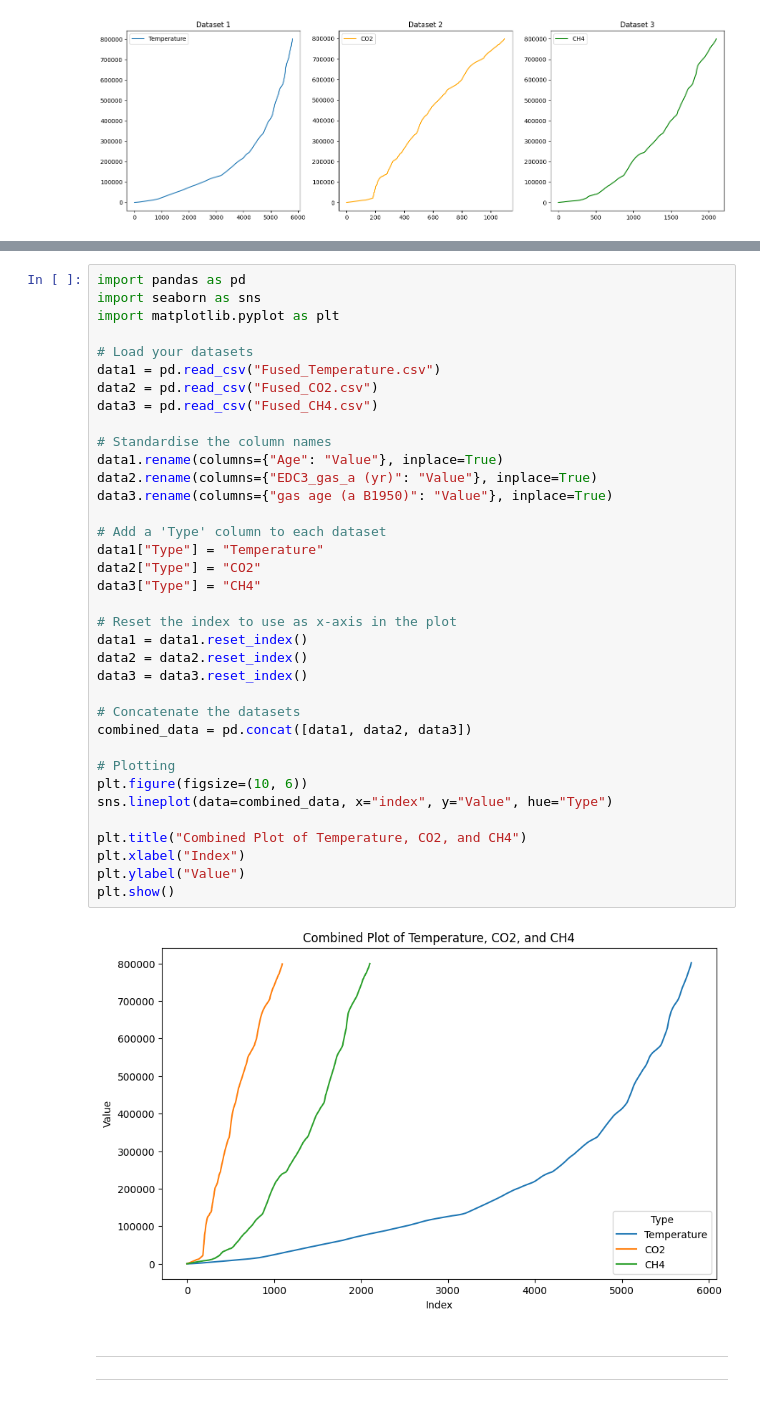
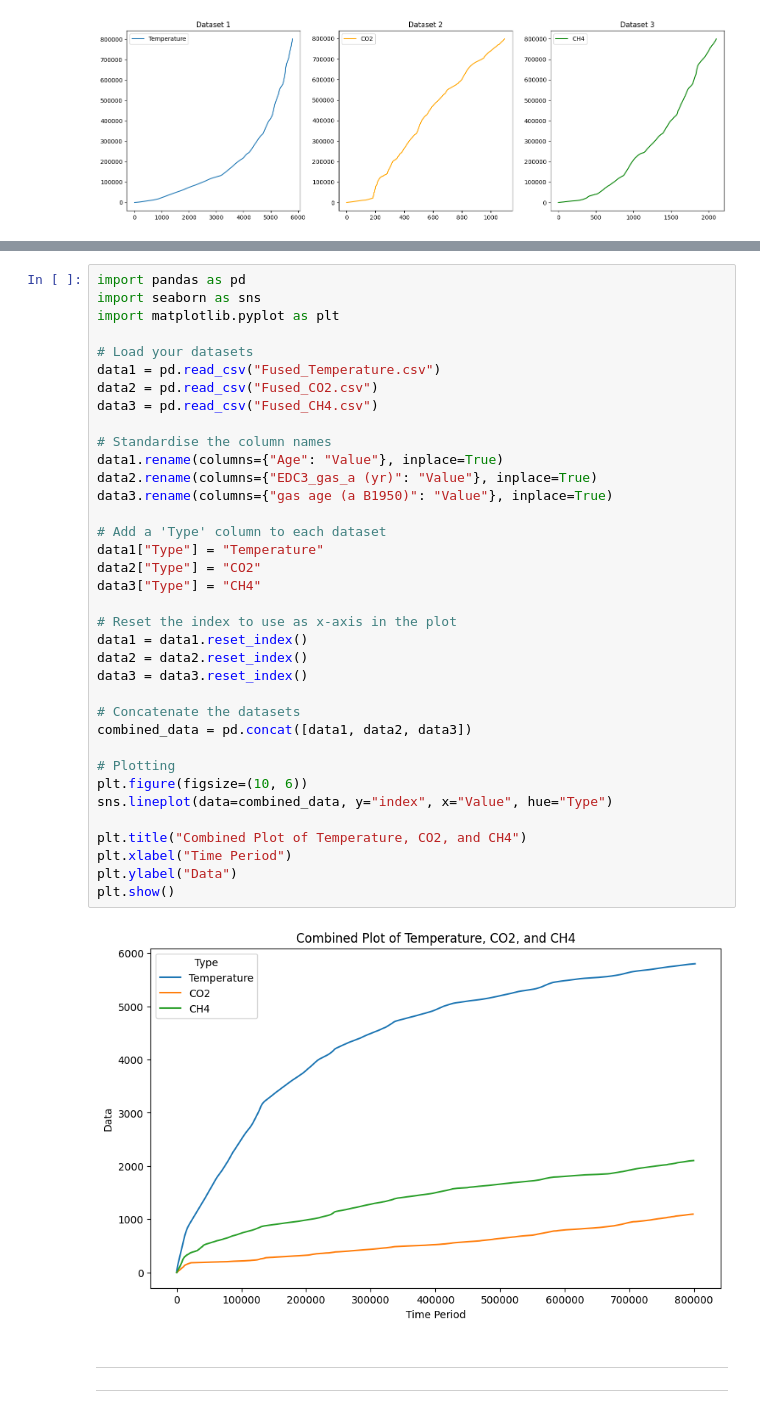
Before and after one commit to Tanjasta/PFDA_Assignment2, a Jupyter notebook: PFDA_Assignment2.ipynb, the cells around one changed output, grey strips where cells are left out. Cells and saved outputs as stored; diff of their text form.

```diff
--- a/PFDA_Assignment2.ipynb
+++ b/PFDA_Assignment2.ipynb
@@ -617,37 +628,37 @@ import matplotlib.pyplot as plt
 
 # Load your datasets
 data1 = pd.read_csv("Fused_Temperature.csv")
 data2 = pd.read_csv("Fused_CO2.csv")
 data3 = pd.read_csv("Fused_CH4.csv")
 
 # Standardise the column names
 data1.rename(columns={"Age": "Value"}, inplace=True)
 data2.rename(columns={"EDC3_gas_a (yr)": "Value"}, inplace=True)
 data3.rename(columns={"gas age (a B1950)": "Value"}, inplace=True)
 
 # Add a 'Type' column to each dataset
 data1["Type"] = "Temperature"
 data2["Type"] = "CO2"
 data3["Type"] = "CH4"
 
 # Reset the index to use as x-axis in the plot
 data1 = data1.reset_index()
 data2 = data2.reset_index()
 data3 = data3.reset_index()
 
 # Concatenate the datasets
 combined_data = pd.concat([data1, data2, data3])
 
 # Plotting
 plt.figure(figsize=(10, 6))
-sns.lineplot(data=combined_data, x="index", y="Value", hue="Type")
+sns.lineplot(data=combined_data, y="index", x="Value", hue="Type")
 
 plt.title("Combined Plot of Temperature, CO2, and CH4")
-plt.xlabel("Index")
-plt.ylabel("Value")
+plt.xlabel("Time Period")
+plt.ylabel("Data")
 plt.show()
 # %% [output]
-[figure, old version]
+[figure, new version]
 # %% [markdown]
 ***
 ***
```
Also changed, not shown: parts of 12 cells of this notebook.
